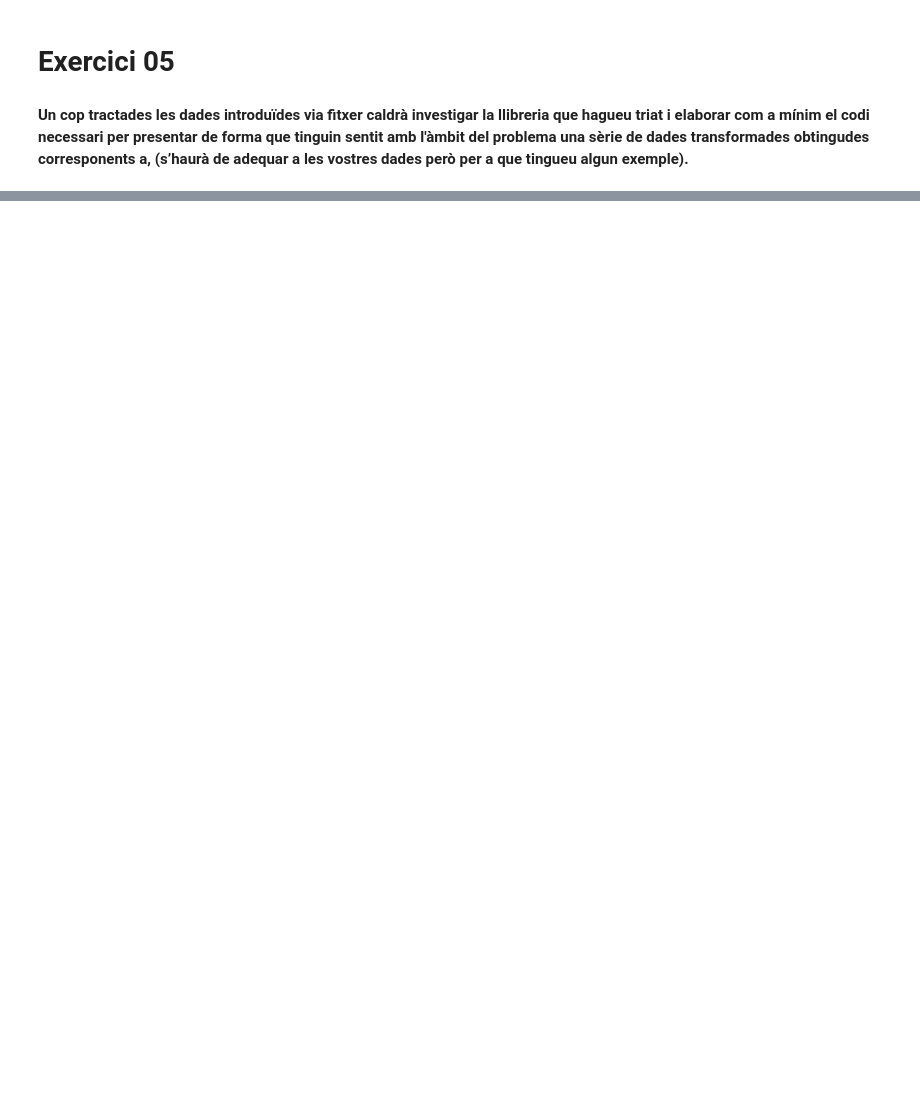
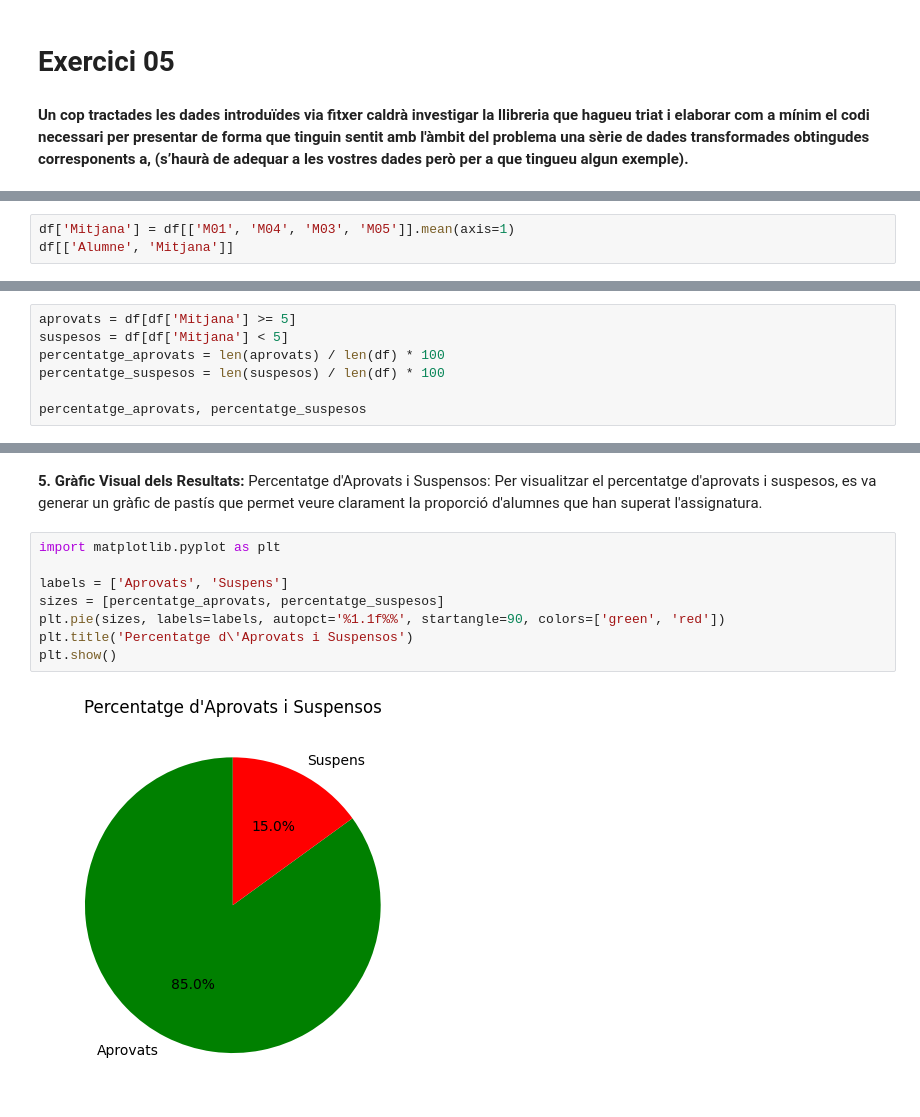
Before and after one commit to Bemen3M07/jupiter-logs-pandas-CarlosCode777, a Jupyter notebook: Exercici02/Exercici02.ipynb, the cells around one changed output, grey strips where cells are left out. Cells and saved outputs as stored; diff of their text form; blank space fills up the shorter version.

```diff
--- a/Exercici02/Exercici02.ipynb
+++ b/Exercici02/Exercici02.ipynb
@@ -247,0 +347,3 @@ FileNotFoundError: [Errno 2] No such file or directory: 'dades_alumnes.csv'
+# %%
+df['Mitjana'] = df[['M01', 'M04', 'M03', 'M05']].mean(axis=1)
+df[['Alumne', 'Mitjana']]
@@ -247,0 +379,7 @@ FileNotFoundError: [Errno 2] No such file or directory: 'dades_alumnes.csv'
+# %%
+aprovats = df[df['Mitjana'] >= 5]
+suspesos = df[df['Mitjana'] < 5]
+percentatge_aprovats = len(aprovats) / len(df) * 100
+percentatge_suspesos = len(suspesos) / len(df) * 100
+
+percentatge_aprovats, percentatge_suspesos
@@ -247,0 +407,14 @@ FileNotFoundError: [Errno 2] No such file or directory: 'dades_alumnes.csv'
+# %% [markdown]
+**5. Gràfic Visual dels Resultats:**
+Percentatge d'Aprovats i Suspensos:
+Per visualitzar el percentatge d'aprovats i suspesos, es va generar un gràfic de pastís que permet veure clarament la proporció d'alumnes que han superat l'assignatura.
+# %%
+import matplotlib.pyplot as plt
+
+labels = ['Aprovats', 'Suspens']
+sizes = [percentatge_aprovats, percentatge_suspesos]
+plt.pie(sizes, labels=labels, autopct='%1.1f%%', startangle=90, colors=['green', 'red'])
+plt.title('Percentatge d\'Aprovats i Suspensos')
+plt.show()
+# %% [output]
+[figure, added]
```
Also changed, not shown: parts of 21 cells of this notebook, 5 other files.
